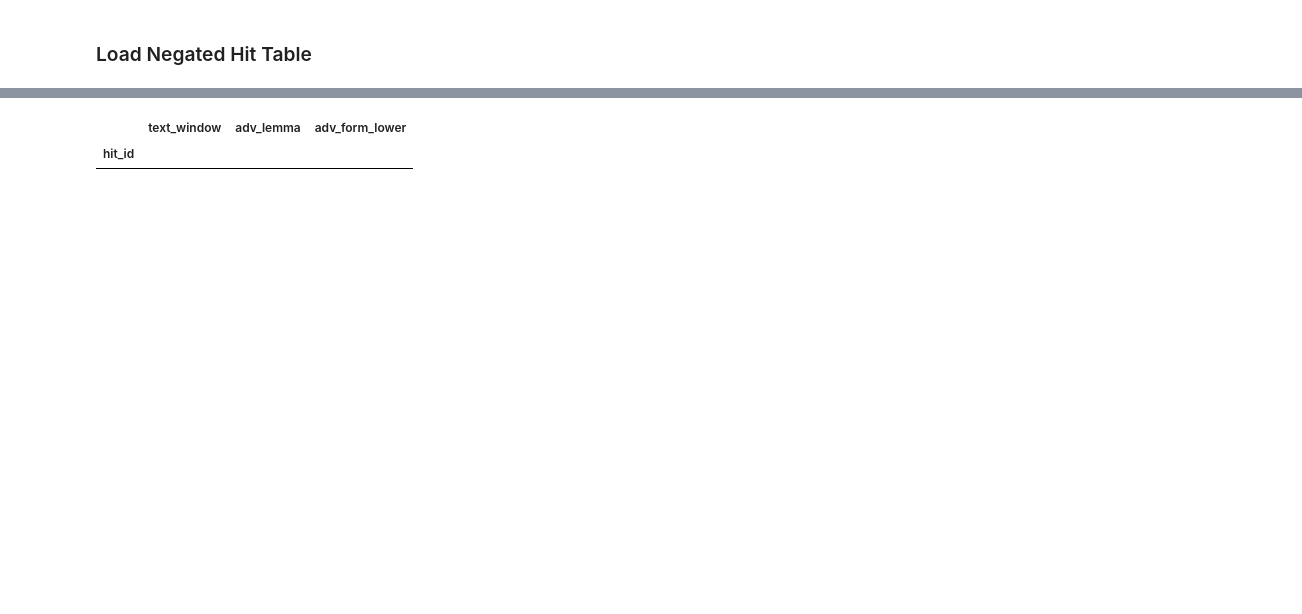
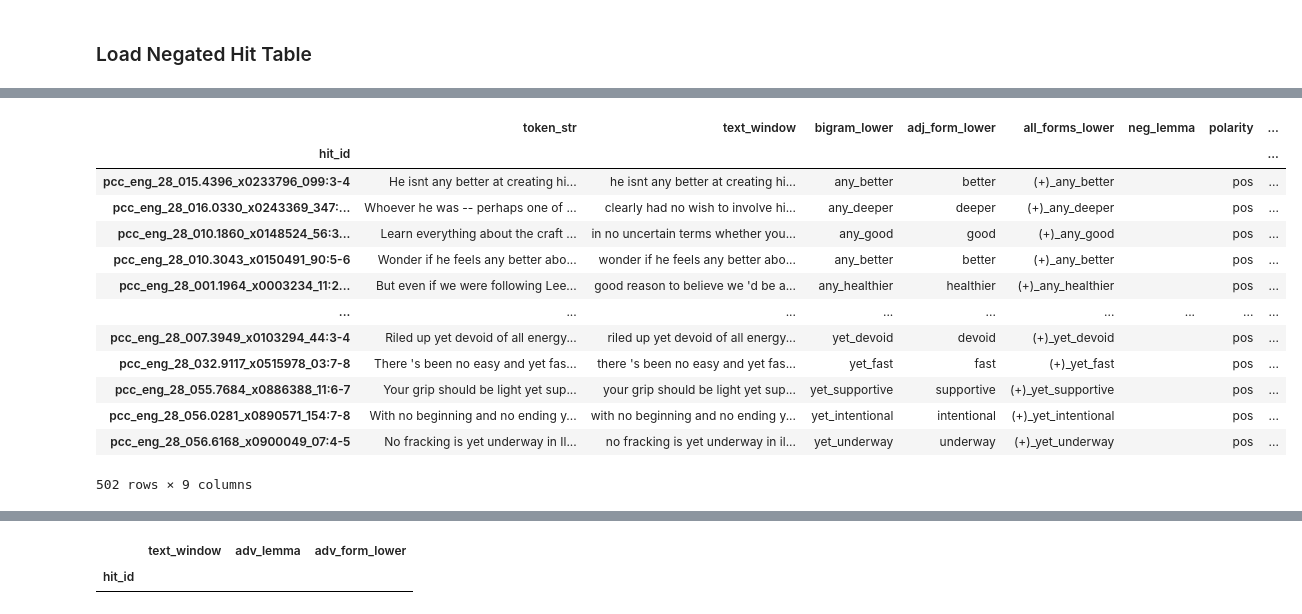
Before and after one commit to AndreaTheLinguist/sanpi, a Jupyter notebook: notebooks/ALL-topNEGadv_bigram-polarity.ipynb, the cells around one changed output, grey strips where cells are left out. Saved outputs shown, nothing was run; the diff lists cells and outputs as text; code cells hidden in the pictures; blank space fills up the shorter version.

```diff
--- a/notebooks/ALL-topNEGadv_bigram-polarity.ipynb
+++ b/notebooks/ALL-topNEGadv_bigram-polarity.ipynb
@@ -562,0 +752,3 @@ Updated `neg_lemma` counts with "ain(')t" merged with "not"
+# %%
+pd.set_option('display.max_rows', 180)
+neg_found.groupby('adv').value_counts(['no']).to_frame()
@@ -562,0 +769,17 @@ Updated `neg_lemma` counts with "ain(')t" merged with "not"
+# %%
+pos_hits[pos_hits.token_str.str.findall(NEG_REGEX).astype('bool')]
+# %% [output]
+|  | token_str | text_window | bigram_lower | adj_form_lower | all_forms_lower | neg_lemma | polarity | ... |
+| hit_id |  |  |  |  |  |  |  | ... |
+| pcc_eng_28_015.4396_x0233796_099:3-4 | He isnt any better at creating hi... | he isnt any better at creating hi... | any_better | better | (+)_any_better |  | pos | ... |
+| pcc_eng_28_016.0330_x0243369_347:... | Whoever he was -- perhaps one of ... | clearly had no wish to involve hi... | any_deeper | deeper | (+)_any_deeper |  | pos | ... |
+| pcc_eng_28_010.1860_x0148524_56:3... | Learn everything about the craft ... | in no uncertain terms whether you... | any_good | good | (+)_any_good |  | pos | ... |
+| pcc_eng_28_010.3043_x0150491_90:5-6 | Wonder if he feels any better abo... | wonder if he feels any better abo... | any_better | better | (+)_any_better |  | pos | ... |
+| pcc_eng_28_001.1964_x0003234_11:2... | But even if we were following Lee... | good reason to believe we 'd be a... | any_healthier | healthier | (+)_any_healthier |  | pos | ... |
+| ... | ... | ... | ... | ... | ... | ... | ... | ... |
+| pcc_eng_28_007.3949_x0103294_44:3-4 | Riled up yet devoid of all energy... | riled up yet devoid of all energy... | yet_devoid | devoid | (+)_yet_devoid |  | pos | ... |
+| pcc_eng_28_032.9117_x0515978_03:7-8 | There 's been no easy and yet fas... | there 's been no easy and yet fas... | yet_fast | fast | (+)_yet_fast |  | pos | ... |
+| pcc_eng_28_055.7684_x0886388_11:6-7 | Your grip should be light yet sup... | your grip should be light yet sup... | yet_supportive | supportive | (+)_yet_supportive |  | pos | ... |
+| pcc_eng_28_056.0281_x0890571_154:7-8 | With no beginning and no ending y... | with no beginning and no ending y... | yet_intentional | intentional | (+)_yet_intentional |  | pos | ... |
+| pcc_eng_28_056.6168_x0900049_07:4-5 | No fracking is yet underway in Il... | no fracking is yet underway in il... | yet_underway | underway | (+)_yet_underway |  | pos | ... |
+502 rows × 9 columns
```
Also changed, not shown: parts of 60 cells of this notebook, 30 other files.
